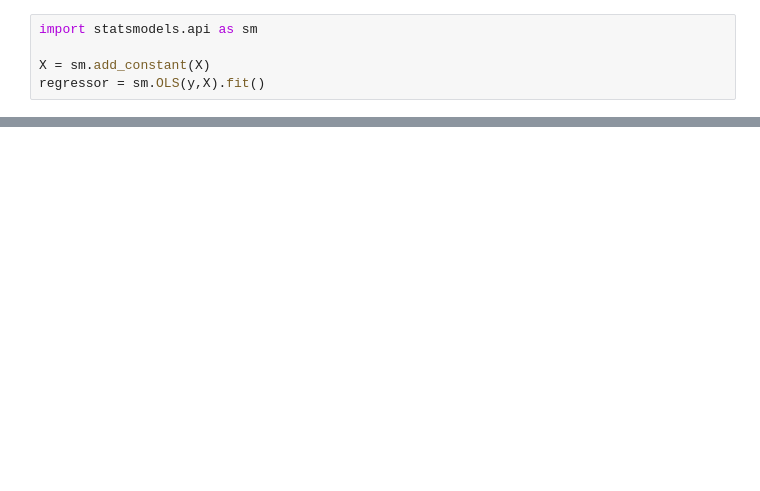
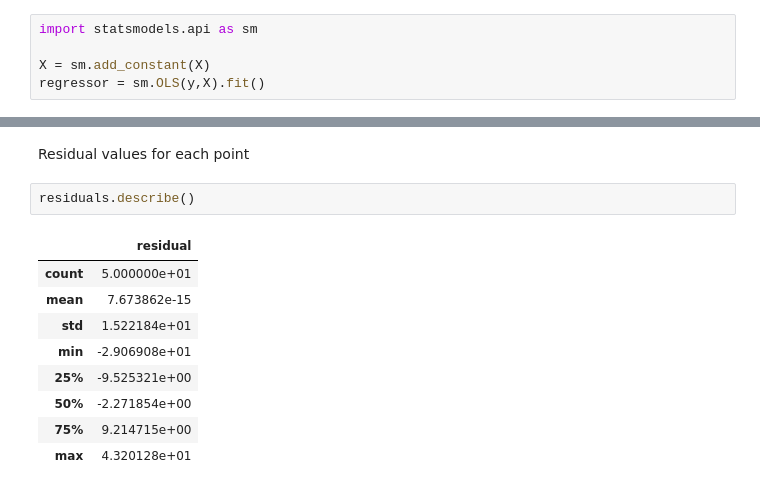
Before and after one commit to aleksandardpantic/cars-case-study, a Jupyter notebook: regression.ipynb, the cells around one changed output, grey strips where cells are left out. Saved outputs shown, nothing was run; the diff lists cells and outputs as text; blank space fills up the shorter version.

```diff
--- a/regression.ipynb
+++ b/regression.ipynb
@@ -110,0 +149,14 @@ Notes:
+# %% [markdown]
+Residual values for each point
+# %%
+residuals.describe()
+# %% [output]
+|  | residual |
+| count | 5.000000e+01 |
+| mean | 7.673862e-15 |
+| std | 1.522184e+01 |
+| min | -2.906908e+01 |
+| 25% | -9.525321e+00 |
+| 50% | -2.271854e+00 |
+| 75% | 9.214715e+00 |
+| max | 4.320128e+01 |
```
Also changed, not shown: parts of 60 cells of this notebook, 2 other files.
